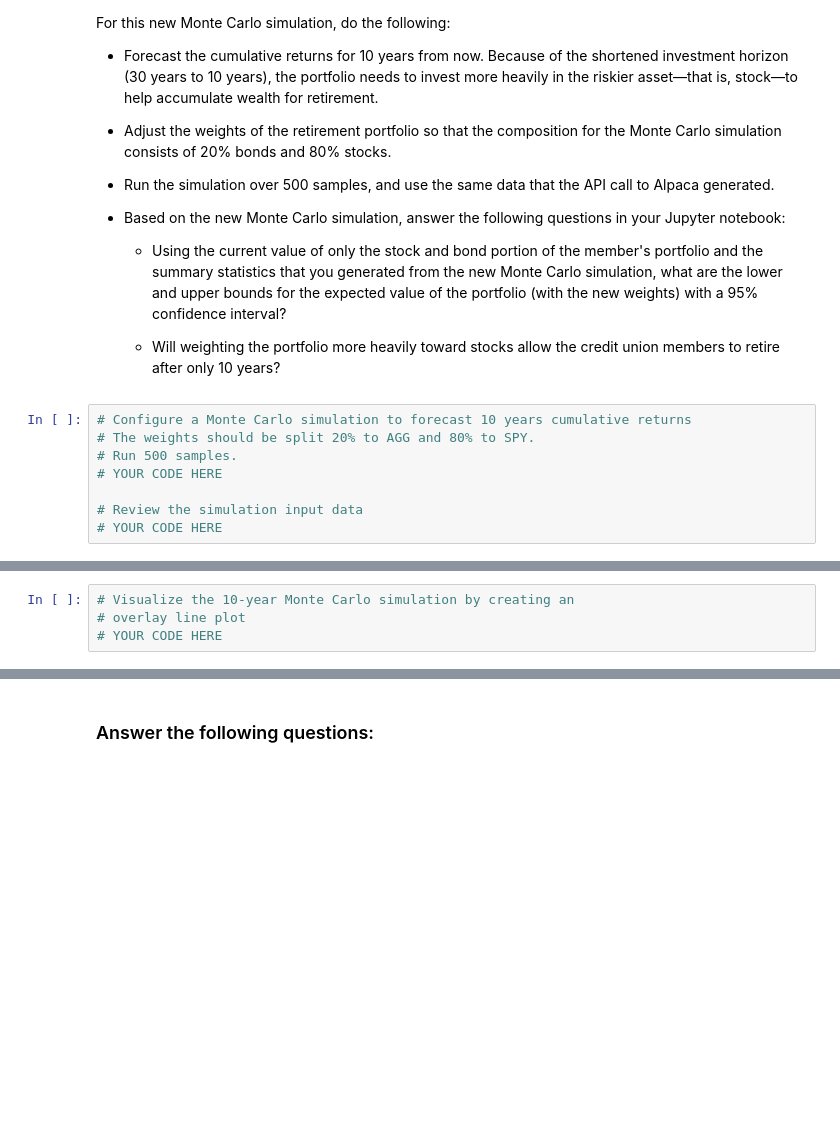
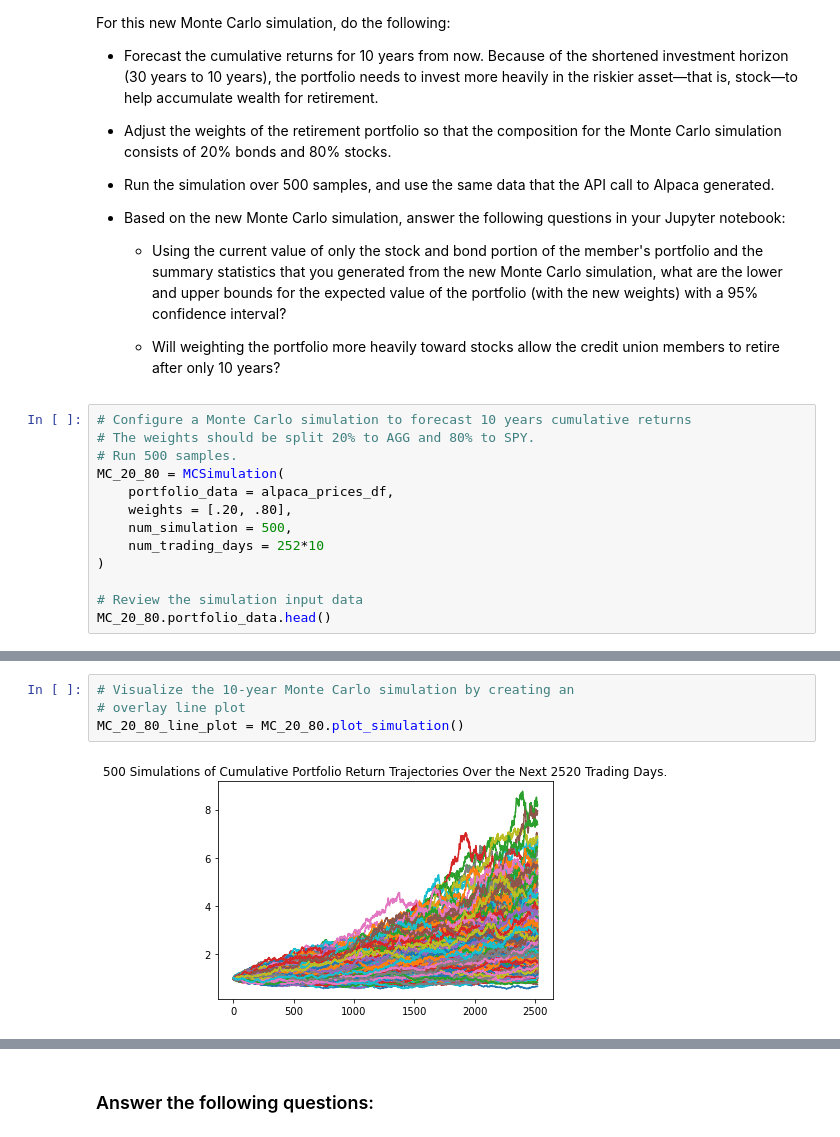
Before and after one commit to JonahLeggett/Financial_Planner, a Jupyter notebook: financial_planning_tools.ipynb, the cells around one changed output, grey strips where cells are left out. Saved outputs shown, nothing was run; the diff lists cells and outputs as text; blank space fills up the shorter version.

Commit message:
Final Analysis of retirement portfolio

```diff
--- a/financial_planning_tools.ipynb
+++ b/financial_planning_tools.ipynb
@@ -661,7 +646,12 @@ For this new Monte Carlo simulation, do the following:
 # Configure a Monte Carlo simulation to forecast 10 years cumulative returns
 # The weights should be split 20% to AGG and 80% to SPY.
 # Run 500 samples.
-# YOUR CODE HERE
+MC_20_80 = MCSimulation(
+    portfolio_data = alpaca_prices_df,
+    weights = [.20, .80],
+    num_simulation = 500,
+    num_trading_days = 252*10
+)
 
 # Review the simulation input data
-# YOUR CODE HERE
+MC_20_80.portfolio_data.head()
@@ -671,7 +701,9 @@ For this new Monte Carlo simulation, do the following:
 # %%
 # Visualize the 10-year Monte Carlo simulation by creating an
 # overlay line plot
-# YOUR CODE HERE
+MC_20_80_line_plot = MC_20_80.plot_simulation()
+# %% [output]
+[figure, added]
 # %%
 # Visualize the probability distribution of the 10-year Monte Carlo simulation
 # by plotting a histogram
```
Also changed, not shown: parts of 30 cells of this notebook.
